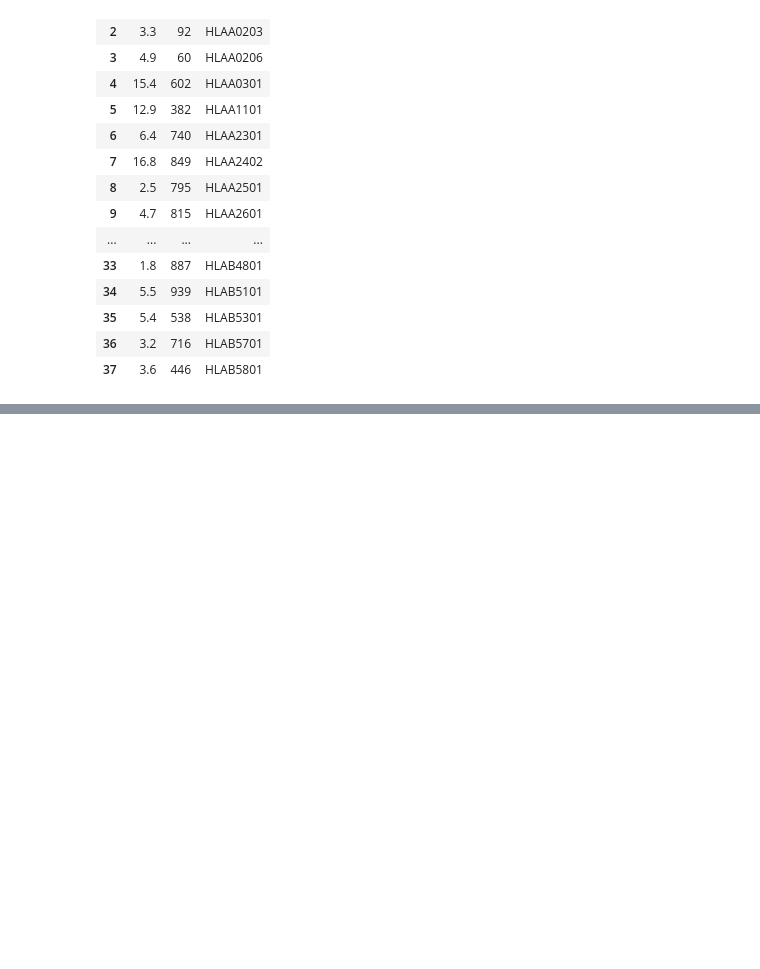
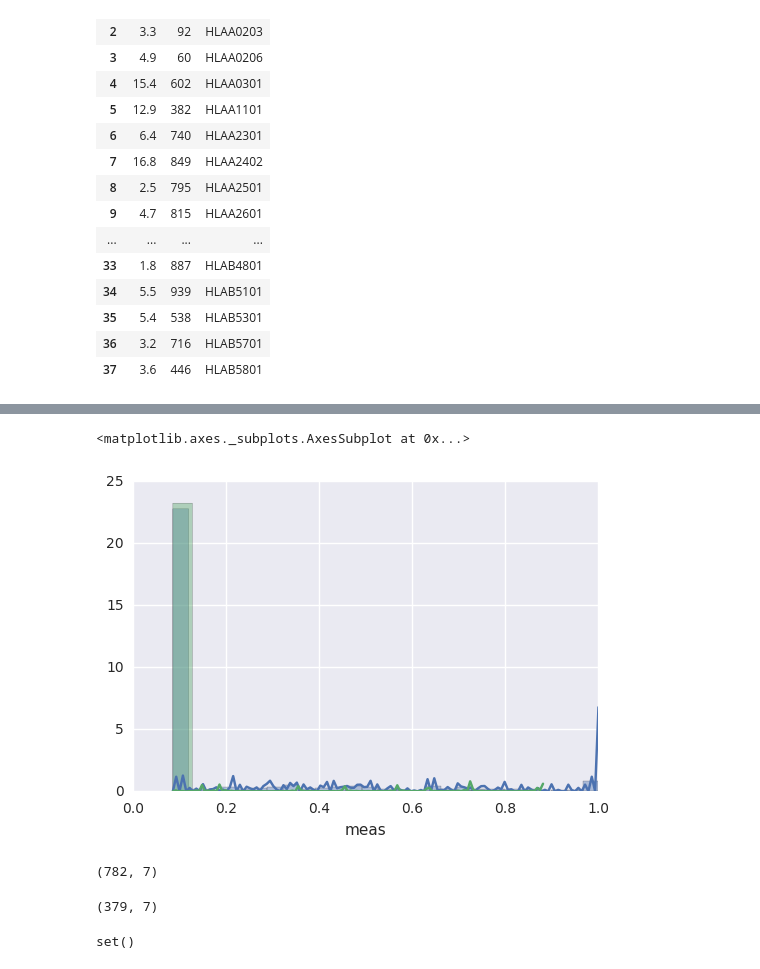
Before and after one commit to imminfo/mhc, a Jupyter notebook: data/mhc.ipynb, the cells around one changed output, grey strips where cells are left out. Saved outputs shown, nothing was run; the diff lists cells and outputs as text; code cells hidden in the pictures; blank space fills up the shorter version.

```diff
--- a/data/mhc.ipynb
+++ b/data/mhc.ipynb
@@ -131,0 +128,36 @@ plt.scatter(dist, diff)
+# %%
+def read_df(filepath):
+    df = pd.read_table(filepath, sep="\t")
+
+    df.loc[df.meas > 50000, "meas"] = 50000
+    df.meas = 1 - np.log(df.meas) / np.log(50000)
+
+    df.mhc = list(map(lambda x: x.replace("-", ""), df.mhc))
+    df.mhc = list(map(lambda x: x.replace(":", ""), df.mhc))
+    df.mhc = list(map(lambda x: x.replace("*", ""), df.mhc))
+
+    df.loc[df.mhc == "HLAA1", "mhc"] = "HLAA0101"
+    df.loc[df.mhc == "HLAA11", "mhc"] = "HLAA0101"
+    df.loc[df.mhc == "HLAA2", "mhc"] = "HLAA0201"
+    df.loc[df.mhc == "HLAA3", "mhc"] = "HLAA0319"
+    df.loc[df.mhc == "HLAA3/11", "mhc"] = "HLAA0319"
+    df.loc[df.mhc == "HLAA26", "mhc"] = "HLAA2602"
+    df.loc[df.mhc == "HLAA24", "mhc"] = "HLAA2403"
+
+    df.loc[df.mhc == "HLAB44", "mhc"] = "HLAB4402"
+    df.loc[df.mhc == "HLAB51", "mhc"] = "HLAB5101"
+    df.loc[df.mhc == "HLAB7", "mhc"] = "HLAB0702"
+    df.loc[df.mhc == "HLAB27", "mhc"] = "HLAB2720"
+    df.loc[df.mhc == "HLAB8", "mhc"] = "HLAB0801"
+
+    df.loc[df.mhc == "HLACw1", "mhc"] = "HLAC0401"
+    df.loc[df.mhc == "HLACw4", "mhc"] = "HLAC0401"
+
+    df = df.loc[df.mhc != "HLAB60", :]
+
+    df = df.ix[df["mhc"] == "HLAA8001", ]
+
+    return df
+
+df1 = read_df("bdata.2009.tsv")
+df2 = read_df("blind.tsv")
@@ -131,0 +173,18 @@ plt.scatter(dist, diff)
+# %%
+sns.distplot(df1["meas"])
+sns.distplot(df2["meas"])
+# %% [output]
+<matplotlib.axes._subplots.AxesSubplot at 0x...>
+[figure, added]
+# %%
+df1.shape
+# %% [output]
+(782, 7)
+# %%
+df2.shape
+# %% [output]
+(379, 7)
+# %%
+set(df1["sequence"]).intersection(df2["sequence"])
+# %% [output]
+set()
```
Also changed, not shown: parts of 5 cells of this notebook, 3 other files.
